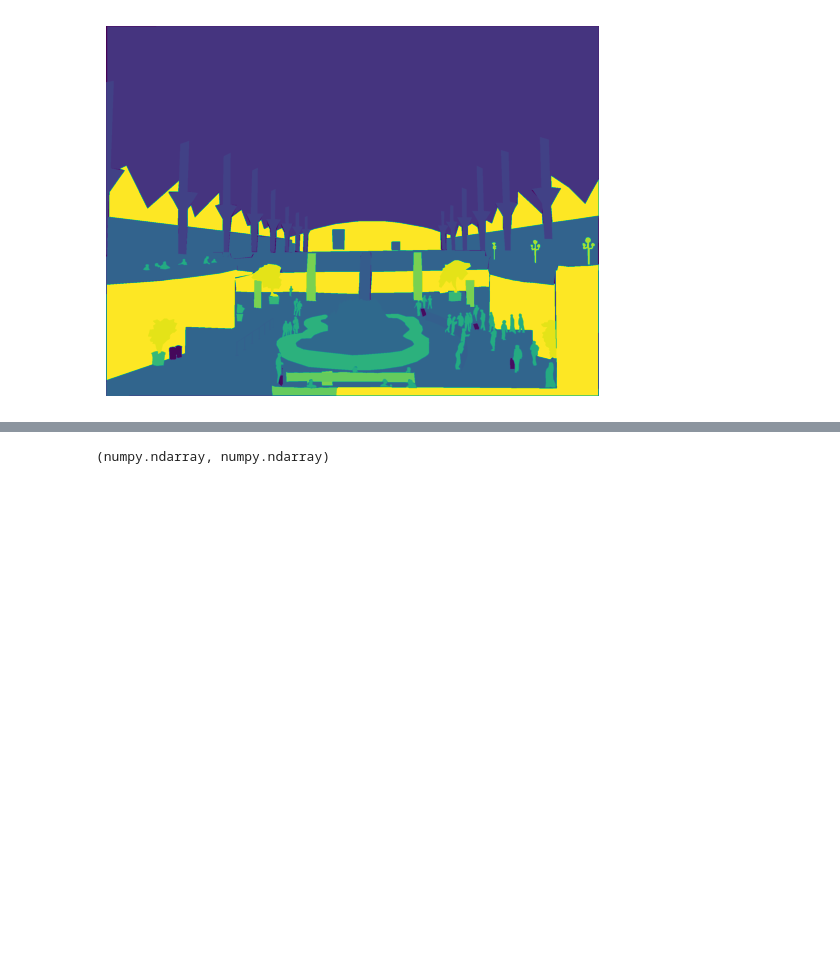
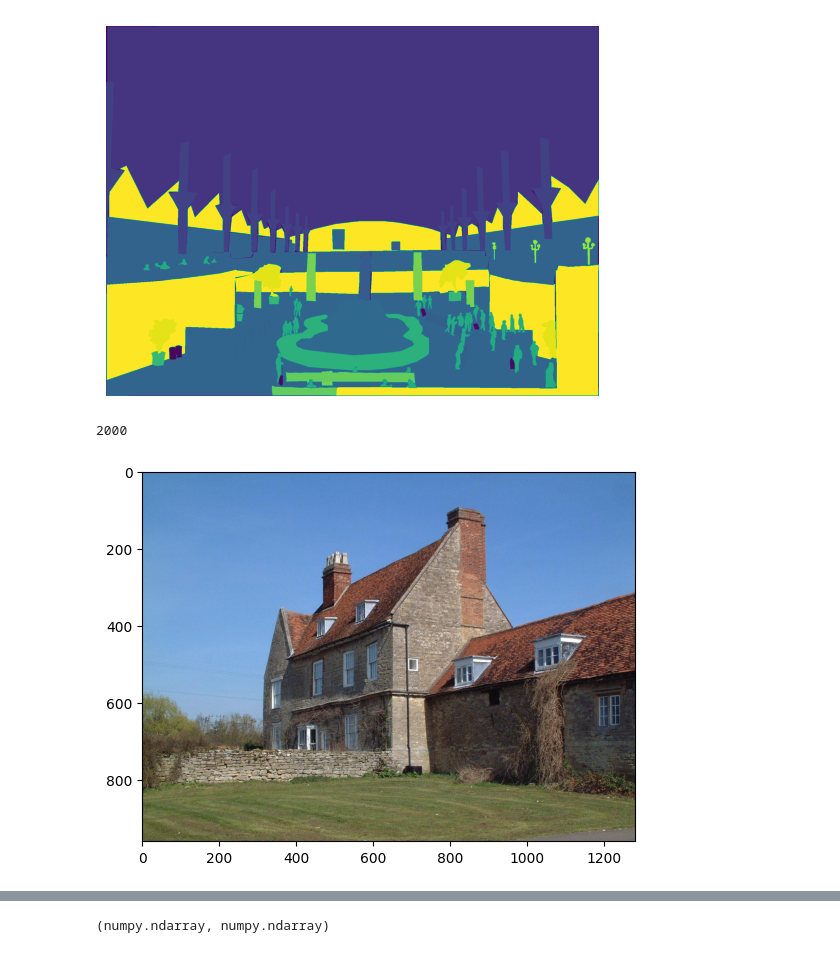
Before and after one commit to Rikharthu/bath_wall_segmentation_model, a Jupyter notebook: notebooks/data_exploration.ipynb, the cells around one changed output, grey strips where cells are left out. Saved outputs shown, nothing was run; the diff lists cells and outputs as text; code cells hidden in the pictures; blank space fills up the shorter version.

Commit message:
Implemented data filtering based on mode

```diff
--- a/notebooks/data_exploration.ipynb
+++ b/notebooks/data_exploration.ipynb
@@ -35,0 +40,11 @@ simple_wall_dataset = SimpleWallADE20KDataset(DATA_ROOT)
+# %%
+val_dataset = ADE20KDataset(DATA_ROOT, mode='val')
+len(val_dataset)
+# %% [output]
+2000
+# %%
+image, mask = val_dataset[0]
+# %%
+plt.imshow(image);
+# %% [output]
+[figure, added]
```
Also changed, not shown: parts of 31 cells of this notebook, 2 other files.
